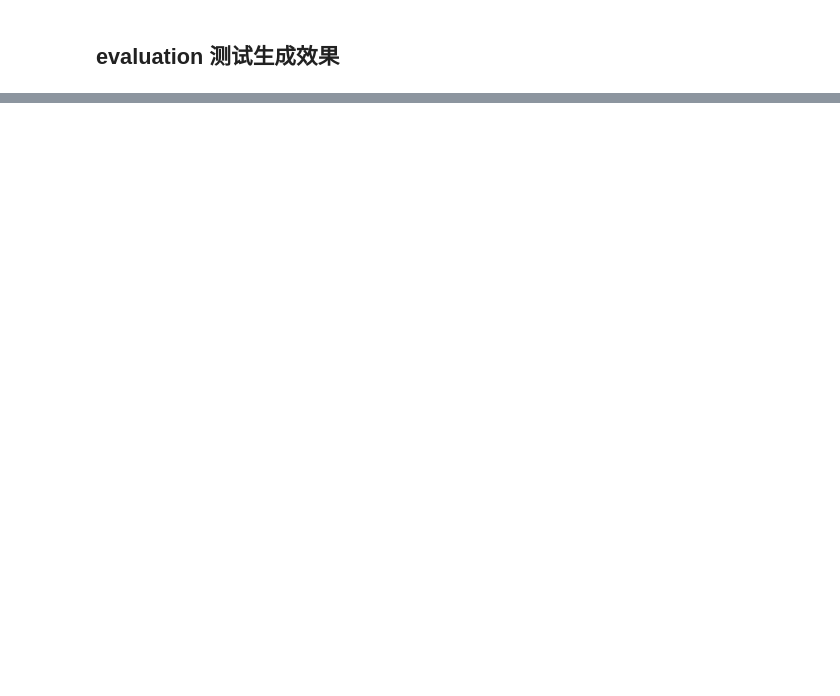
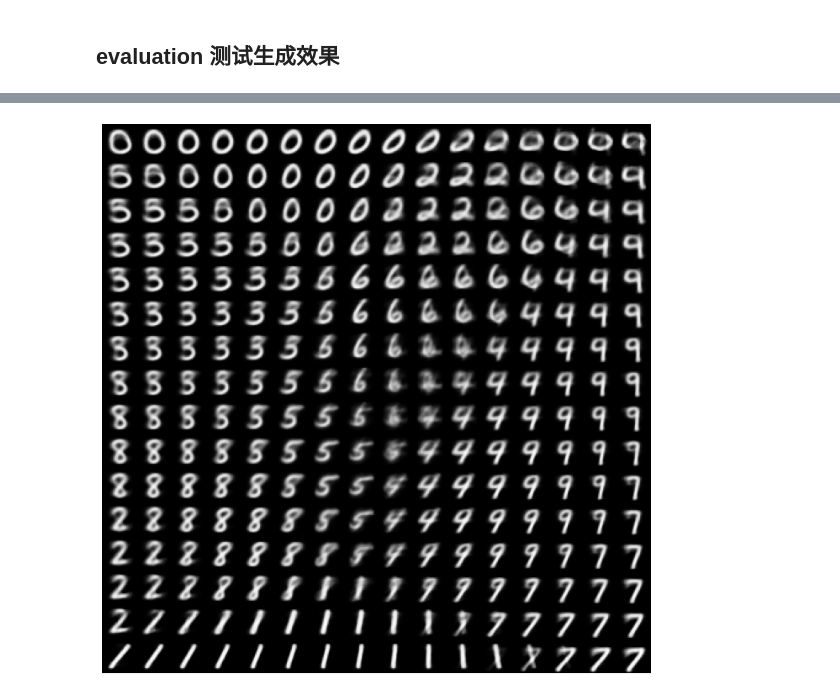
Before and after one commit to kyrielw24/Machine_Learning, a Jupyter notebook: Final_Task/VAE.ipynb, the cells around one changed output, grey strips where cells are left out. Saved outputs shown, nothing was run; the diff lists cells and outputs as text; code cells hidden in the pictures; blank space fills up the shorter version.

Commit message:
complete latent space sample & CVAE

```diff
--- a/Final_Task/VAE.ipynb
+++ b/Final_Task/VAE.ipynb
@@ -349,0 +432,23 @@ plt.show()
+# %%
+num_per_row, num_per_col = 16, 16
+digit_size = 28
+figure = np.zeros((digit_size * num_per_row, digit_size * num_per_col))
+grid_x = norm.ppf(np.linspace(0.05, 0.95, num_per_row))
+grid_y = norm.ppf(np.linspace(0.05, 0.95, num_per_col))
+
+for i, yi in enumerate(grid_x):
+    for j, xi in enumerate(grid_y):
+        z_sample = np.array([[xi, yi]])
+        z_sample = torch.tensor(np.tile(z_sample, batch_size).reshape(batch_size, 2)).to(device).to(torch.float32)
+        x_decoded = model.decode(z_sample)
+        digit = x_decoded[0].reshape(digit_size, digit_size)
+        digit = torch.sigmoid(digit)
+        figure[i * digit_size: (i + 1) * digit_size,
+        j * digit_size: (j + 1) * digit_size] = digit.detach().cpu().numpy() * 255.
+
+plt.figure(figsize=(12, 12))
+plt.axis("off")
+plt.imshow(figure, cmap='Greys_r')
+plt.show()
+# %% [output]
+[figure, added]
```
Also changed, not shown: parts of 17 cells of this notebook, 40 other files.
